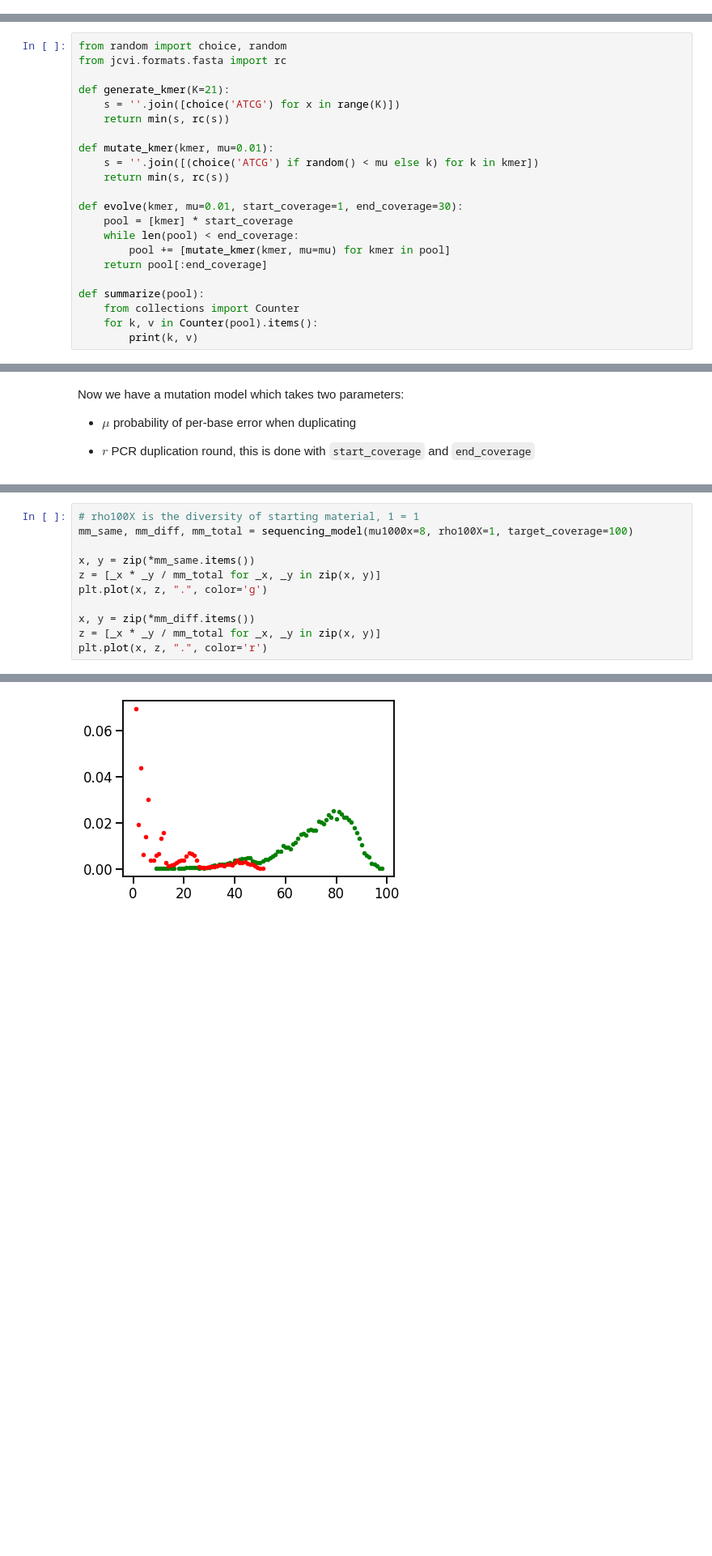
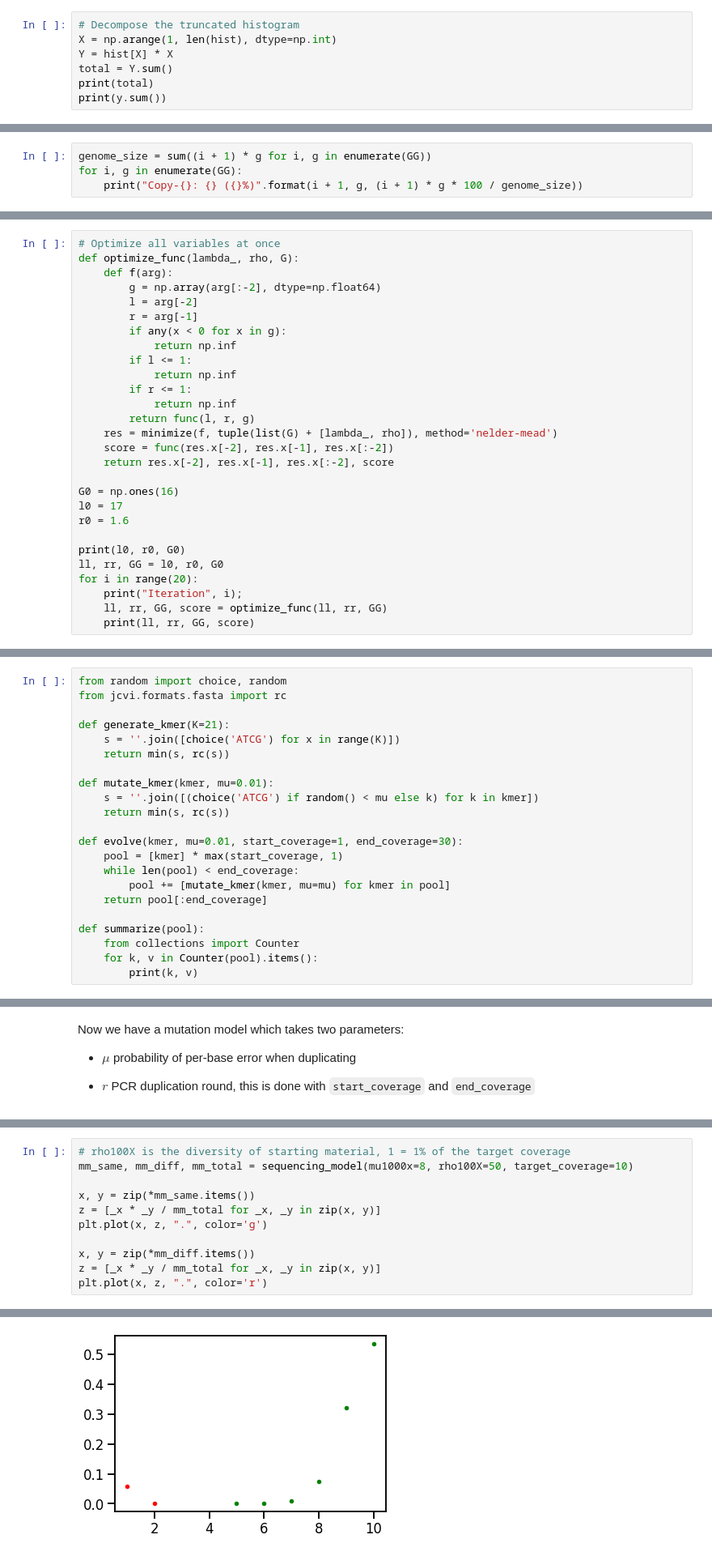
Before and after one commit to tanghaibao/bio-pipeline, a Jupyter notebook: notebooks/kmer/Assembly-kmer-estimates.ipynb, the cells around one changed output, grey strips where cells are left out. Shown at 81% size. Drawn from its saved outputs; the diff is of its cells as text; blank space fills up the shorter version.

```diff
--- a/notebooks/kmer/Assembly-kmer-estimates.ipynb
+++ b/notebooks/kmer/Assembly-kmer-estimates.ipynb
@@ -33,0 +79,7 @@ logging.getLogger("matplotlib").setLevel(logging.WARNING)
+# %%
+# Decompose the truncated histogram
+X = np.arange(1, len(hist), dtype=np.int)
+Y = hist[X] * X
+total = Y.sum()
+print(total)
+print(y.sum())
@@ -33,0 +193,4 @@ logging.getLogger("matplotlib").setLevel(logging.WARNING)
+# %%
+genome_size = sum((i + 1) * g for i, g in enumerate(GG))
+for i, g in enumerate(GG):
+    print("Copy-{}: {} ({}%)".format(i + 1, g, (i + 1) * g * 100 / genome_size))
@@ -33,0 +221,28 @@ logging.getLogger("matplotlib").setLevel(logging.WARNING)
+# %%
+# Optimize all variables at once
+def optimize_func(lambda_, rho, G):
+    def f(arg):
+        g = np.array(arg[:-2], dtype=np.float64)
+        l = arg[-2]
+        r = arg[-1]
+        if any(x < 0 for x in g):
+            return np.inf
+        if l <= 1:
+            return np.inf
+        if r <= 1:
+            return np.inf
+        return func(l, r, g)
+    res = minimize(f, tuple(list(G) + [lambda_, rho]), method='nelder-mead')
+    score = func(res.x[-2], res.x[-1], res.x[:-2])
+    return res.x[-2], res.x[-1], res.x[:-2], score
+
+G0 = np.ones(16)
+l0 = 17
+r0 = 1.6
+
+print(l0, r0, G0)
+ll, rr, GG = l0, r0, G0
+for i in range(20):
+    print("Iteration", i);
+    ll, rr, GG, score = optimize_func(ll, rr, GG)
+    print(ll, rr, GG, score)
@@ -48,7 +281,7 @@ def mutate_kmer(kmer, mu=0.01):
     return min(s, rc(s))
 
 def evolve(kmer, mu=0.01, start_coverage=1, end_coverage=30):
-    pool = [kmer] * start_coverage
+    pool = [kmer] * max(start_coverage, 1)
     while len(pool) < end_coverage:
         pool += [mutate_kmer(kmer, mu=mu) for kmer in pool]
     return pool[:end_coverage]
@@ -114,16 +347,16 @@ def sequencing_model(K=21, mu1000x=10, rho100X=20, target_coverage=30):
             total += v
     return same, diff, total
 # %%
-# rho100X is the diversity of starting material, 1 = 1
-mm_same, mm_diff, mm_total = sequencing_model(mu1000x=8, rho100X=1, target_coverage=100)
+# rho100X is the diversity of starting material, 1 = 1% of the target coverage
+mm_same, mm_diff, mm_total = sequencing_model(mu1000x=8, rho100X=50, target_coverage=10)
 
 x, y = zip(*mm_same.items())
 z = [_x * _y / mm_total for _x, _y in zip(x, y)]
 plt.plot(x, z, ".", color='g')
 
 x, y = zip(*mm_diff.items())
 z = [_x * _y / mm_total for _x, _y in zip(x, y)]
 plt.plot(x, z, ".", color='r')
 # %% [output]
 [<matplotlib.lines.Line2D at 0x...>]
-[figure, old version]
+[figure, new version]
```
Also changed, not shown: parts of 16 cells of this notebook.
